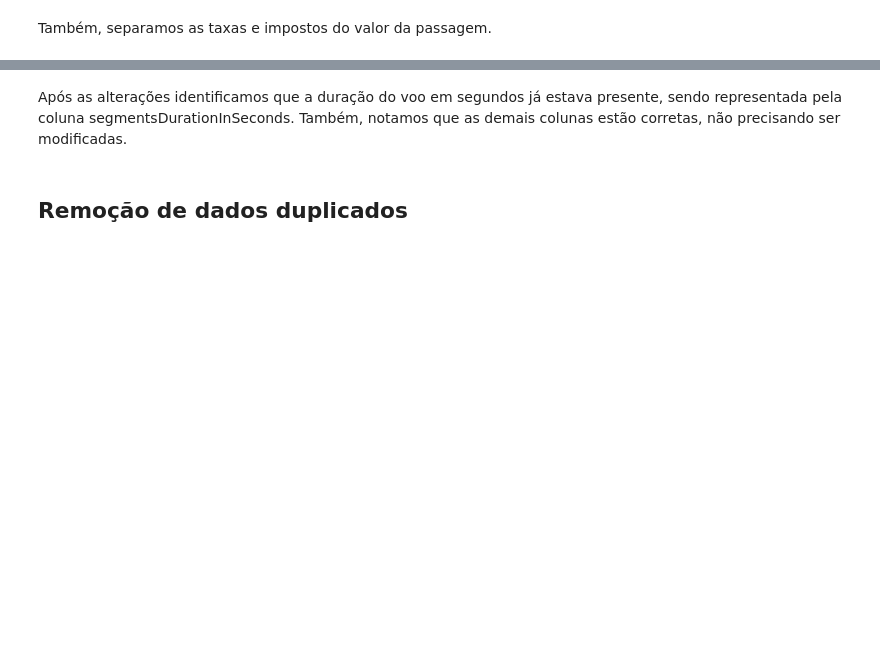
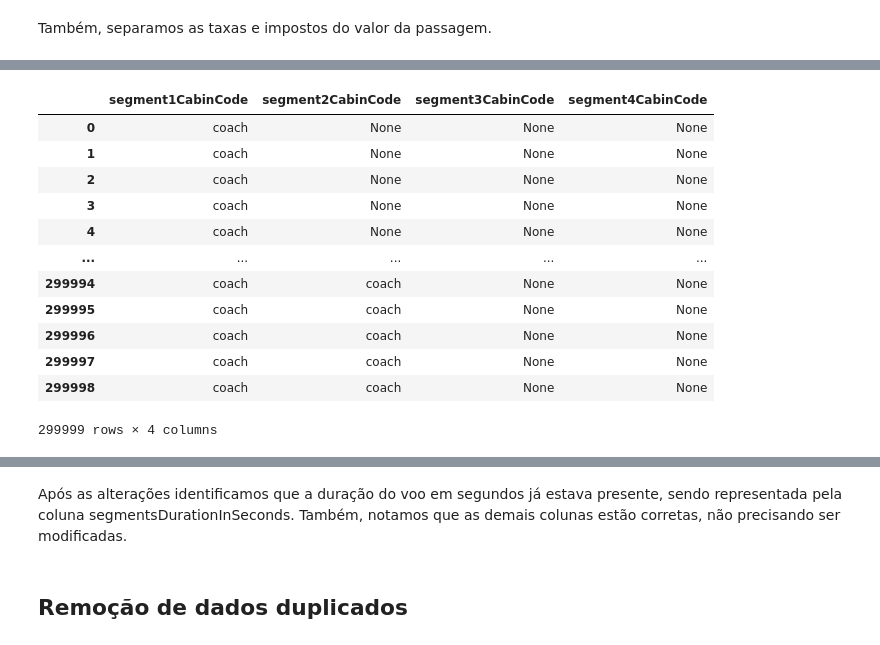
Before and after one commit to vitornuness/ads_2025_passagem_aerea, a Jupyter notebook: notebooks/1_processamento.ipynb, the cells around one changed output, grey strips where cells are left out. Drawn from its saved outputs; the diff is of its cells as text; code cells hidden in the pictures; blank space fills up the shorter version.

```diff
--- a/notebooks/1_processamento.ipynb
+++ b/notebooks/1_processamento.ipynb
@@ -117,3 +186,24 @@ Name: taxesFare, Length: 999999, dtype: float64
+# %%
+df['segment1CabinCode'] = df['segmentsCabinCode'].apply(lambda x: get_segment(x, 0))
+df['segment2CabinCode'] = df['segmentsCabinCode'].apply(lambda x: get_segment(x, 1))
+df['segment3CabinCode'] = df['segmentsCabinCode'].apply(lambda x: get_segment(x, 2))
+df['segment4CabinCode'] = df['segmentsCabinCode'].apply(lambda x: get_segment(x, 3))
+
+df[['segment1CabinCode', 'segment2CabinCode', 'segment3CabinCode', 'segment4CabinCode']]
+# %% [output]
+|  | segment1CabinCode | segment2CabinCode | segment3CabinCode | segment4CabinCode |
+| 0 | coach | None | None | None |
+| 1 | coach | None | None | None |
+| 2 | coach | None | None | None |
+| 3 | coach | None | None | None |
+| 4 | coach | None | None | None |
+| ... | ... | ... | ... | ... |
+| 299994 | coach | coach | None | None |
+| 299995 | coach | coach | None | None |
+| 299996 | coach | coach | None | None |
+| 299997 | coach | coach | None | None |
+| 299998 | coach | coach | None | None |
+299999 rows × 4 columns
 # %%
 df.head()
 # %% [output]
```
Also changed, not shown: parts of 13 cells of this notebook.
